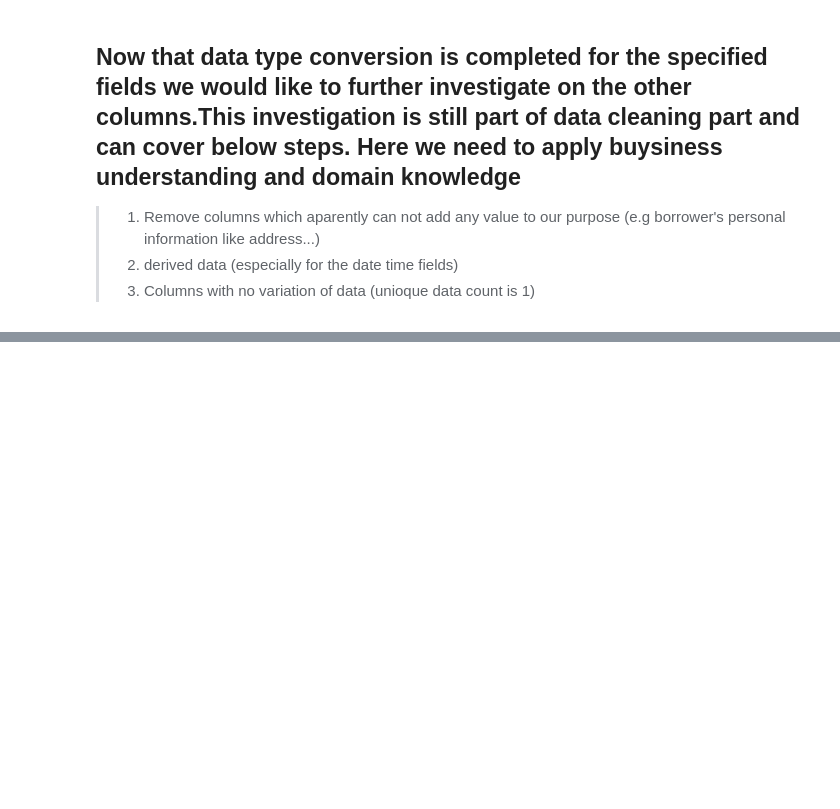
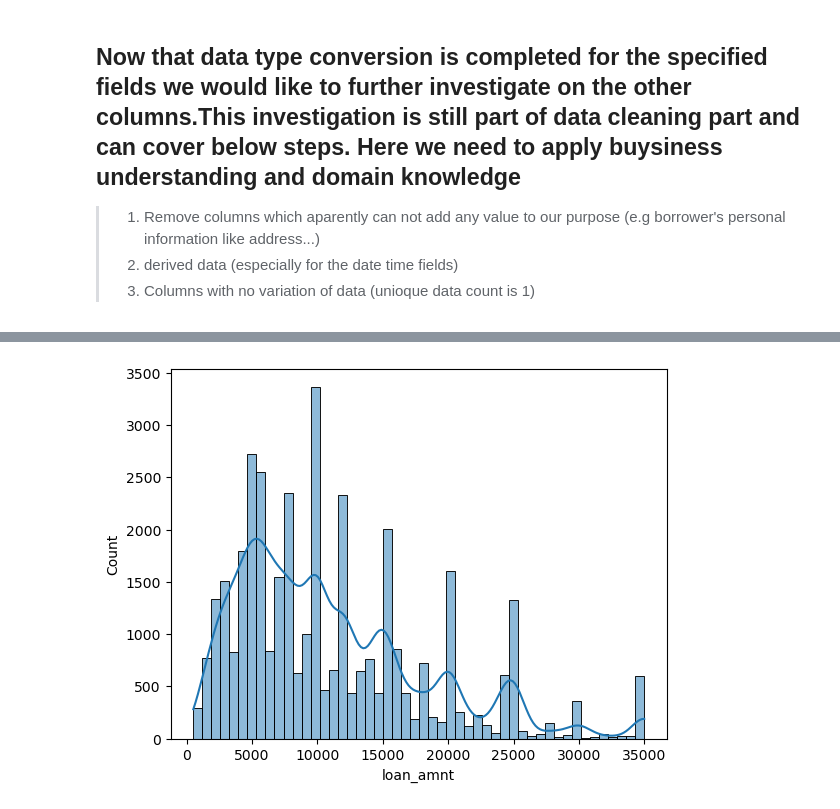
Before and after one commit to Sayak86/LendingClub, a Jupyter notebook: Credit Risk Analysis.ipynb, the cells around one changed output, grey strips where cells are left out. Drawn from its saved outputs; the diff is of its cells as text; code cells hidden in the pictures; blank space fills up the shorter version.

```diff
--- a/Credit Risk Analysis.ipynb
+++ b/Credit Risk Analysis.ipynb
@@ -313,0 +532,6 @@ Name: loan_status, Length: 39717, dtype: object
+# %%
+# Draw a seaborn histogram as well
+sns.histplot(loan['loan_amnt'],kde=True,bins=50)
+plt.show()
+# %% [output]
+[figure, added]
```
Also changed, not shown: parts of 114 cells of this notebook, 1 other file.
